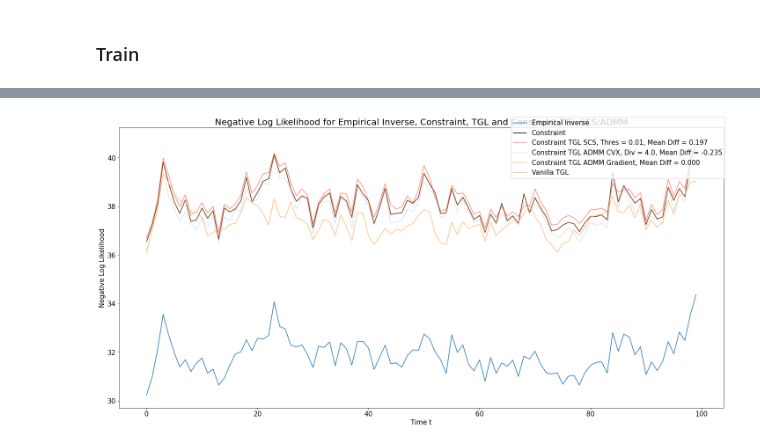
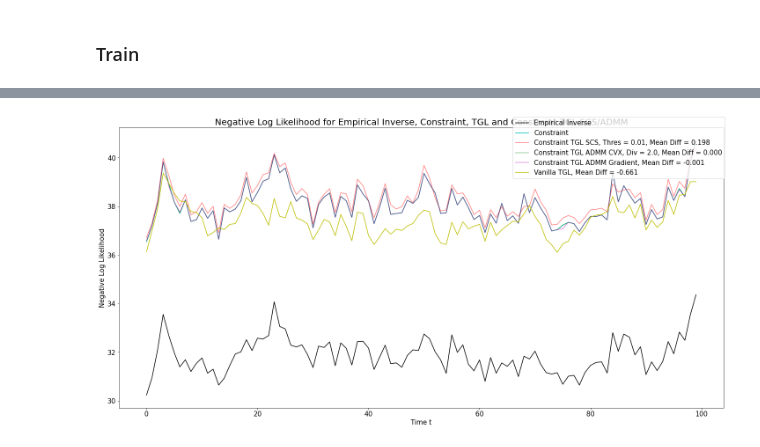
Before and after one commit to atechnicolorskye/post_sum, a Jupyter notebook: regain/inequality_constraint_cvxpy.ipynb, the cells around one changed output, grey strips where cells are left out. Cells and saved outputs as stored; diff of their text form; code cells hidden in the pictures.

```diff
--- a/regain/inequality_constraint_cvxpy.ipynb
+++ b/regain/inequality_constraint_cvxpy.ipynb
@@ -43,6 +47,9 @@ X_cov = np.einsum('ijkl,jmkl->imkl', np.expand_dims(X, 1), np.expand_dims(X, 0))
 ### Train
 # %%
 from regain.covariance import CVXInequalityTimeGraphicalLasso, TimeGraphicalLasso
-tgl = CVXInequalityTimeGraphicalLasso(max_iter=200, loss='LL', c_level=0.25, rho=1e1, psi="laplacian")
+tic = time.perf_counter()
+tgl = CVXInequalityTimeGraphicalLasso(max_iter=2*1e4, loss='LL', c_level=0.25, theta=0.5, psi="laplacian", tol=1e-6)
 emp_inv_score, baseline_score, fit_score, pre_cvx = tgl.fit_cov(X_cov).eval_cov_pre()
+toc = time.perf_counter()
+print('Running Time :{}'.format(toc - tic))
 # %% [output]
@@ -72,7 +96,10 @@ for i in [1e-2, 1e-3, 1e-4, 1e-6]:
 # %%
 from regain.covariance import InequalityTimeGraphicalLasso, TimeGraphicalLasso
 res = {}
-for i in [1., 2., 4.]:
-    tgl = InequalityTimeGraphicalLasso(max_iter=2000, loss='LL', c_level=0.25, rho=1e2, div=i, psi="laplacian")
+for i in [1., 2., 5., 10.]:
+    tic = time.perf_counter()
+    tgl = InequalityTimeGraphicalLasso(max_iter=500, loss='LL', c_level=0.25, c_prox='cvx', rho=1e2, div=i, tol=1e-8, rtol=1e-8, psi="laplacian")
     res[i] = tgl.fit_cov(X_cov).eval_cov_pre()
+    toc = time.perf_counter()
+    print('Running Time :{}'.format(toc - tic))
 # %% [output]
@@ -88,5 +122,8 @@ for i in [1., 2., 4.]:
 # %%
 from regain.covariance import InequalityTimeGraphicalLasso, TimeGraphicalLasso
-tgl = InequalityTimeGraphicalLasso(max_iter=1000, loss='LL', c_level=0.25, rho=100, theta=0.3, psi="laplacian")
+tic = time.perf_counter()
+tgl = InequalityTimeGraphicalLasso(max_iter=1000, loss='LL', c_level=0.25, c_prox='grad', rho=1e2, theta=0.5, psi="laplacian")
 emp_inv_score_grad, baseline_score_grad, fit_score_grad, pre_grad = tgl.fit_cov(X_cov).eval_cov_pre()
+toc = time.perf_counter()
+print('Running Time :{}'.format(toc - tic))
 # %% [output]
@@ -96,7 +135,6 @@ emp_inv_score_grad, baseline_score_grad, fit_score_grad, pre_grad = tgl.fit_cov(
 # %%
-tgl = TimeGraphicalLasso(alpha=1., beta=1., mode='admm', rho=1e1, tol=1e-4,
-            rtol=1e-4, psi='laplacian', gamma=None, constrained_to=None,
-            max_iter=2000, verbose=False, assume_centered=False,
+tgl = TimeGraphicalLasso(alpha=1., beta=1., mode='admm', rho=1, tol=1e-4,
+            rtol=1e-4, psi='laplacian', max_iter=3000, verbose=False, assume_centered=False,
             return_history=False, update_rho_options=None, compute_objective=True,
             stop_at=None, stop_when=1e-4, suppress_warn_list=False, init='empirical')
 fit_score_, pre_ = tgl.fit_cov(X_cov).eval_cov_pre()
@@ -105,34 +201,40 @@ fit_score_, pre_ = tgl.fit_cov(X_cov).eval_cov_pre()
 # %%
 fig, ax = plt.subplots(figsize=(20, 10))
 fig.patch.set_facecolor('white')
 colors = "rgm"
 color_index = 0
 plt.rcParams["axes.prop_cycle"] = plt.cycler("color", plt.cm.tab20.colors)
 
-ax.plot(range(n_time), res[1][0], label=r'Empirical Inverse')
-ax.plot(range(n_time), res[1][1], color='black', label=r'Constraint')
+ax.plot(range(X_cov.shape[-1]), res[1][0], color='k', label=r'Empirical Inverse')
+ax.plot(range(X_cov.shape[-1]), res[1][1], color='c', label=r'Constraint')
 for i in [1e-2]:
+# for i in [1e-2, 1e-3, 1e-4]:
     mean_diff = np.mean(np.array(fit_score[i]) - baseline_score)
-    ax.plot(range(n_time), fit_score[i], color='r', alpha=0.5,
+    ax.plot(range(X_cov.shape[-1]), fit_score[i], color='r', alpha=0.5,
+#     ax.plot(range(X_cov.shape[-1]), fit_score[i], color=colors[color_index], alpha=0.5,
             label=r'Constraint TGL SCS, Thres = {}, Mean Diff = {:.3f}'.format(i, mean_diff))
-for i in [4.]:
+    color_index += 1
+for i in [2.]:
     mean_diff = np.mean(np.array(res[i][2]) - res[i][1])
-    ax.plot(range(n_time), res[i][2], alpha=0.5,
+    ax.plot(range(X_cov.shape[-1]), res[i][2], alpha=0.5, color='g',
             label=r'Constraint TGL ADMM CVX, Div = {}, Mean Diff = {:.3f}'.format(i, mean_diff))
 # mean_diff = np.mean(np.array(fit_score_diff) - baseline_score)
 # ax.plot(range(n_time), fit_score_diff, alpha=0.5,
 #         label=r'Constraint TGL ADMM Difference, Mean Diff = {:.3f}'.format(mean_diff))
 mean_diff = np.mean(np.array(fit_score_grad) - baseline_score_grad)
-ax.plot(range(n_time), fit_score_grad, alpha=0.5,
+ax.plot(range(X_cov.shape[-1]), fit_score_grad, alpha=0.5, color='m',
         label=r'Constraint TGL ADMM Gradient, Mean Diff = {:.3f}'.format(mean_diff))
-ax.plot(range(n_time), fit_score_, label=r'Vanilla TGL')
+mean_diff = np.mean(np.array(fit_score_) - baseline_score_grad)
+ax.plot(range(X_cov.shape[-1]), fit_score_, color='y', label=r'Vanilla TGL, Mean Diff = {:.3f}'.format(mean_diff))
 
 fig.legend(fontsize=15)
 ax.set_ylabel('Negative Log Likelihood', fontsize=15)
 ax.tick_params(axis='both', which='major', labelsize=15)
 ax.set_xlabel('Time t', fontsize=15)
 ax.set_title(r'Negative Log Likelihood for Empirical Inverse, Constraint, TGL and Constraint TGL SCS/ADMM', fontsize=20)
+# ax.set_title(r'Negative Log Likelihood for Empirical Inverse, Constraint, TGL and Constraint TGL SCS', fontsize=20)
 plt.tight_layout()
 plt.savefig('diff_like_{}_{}_admm.pdf'.format(dim_X, dim_fac))
+# plt.savefig('diff_like_{}_{}_scs.pdf'.format(dim_X, dim_fac))
 # %% [output]
-[figure, old version]
+[figure, new version]
```
Also changed, not shown: parts of 14 cells of this notebook, 7 other files.
